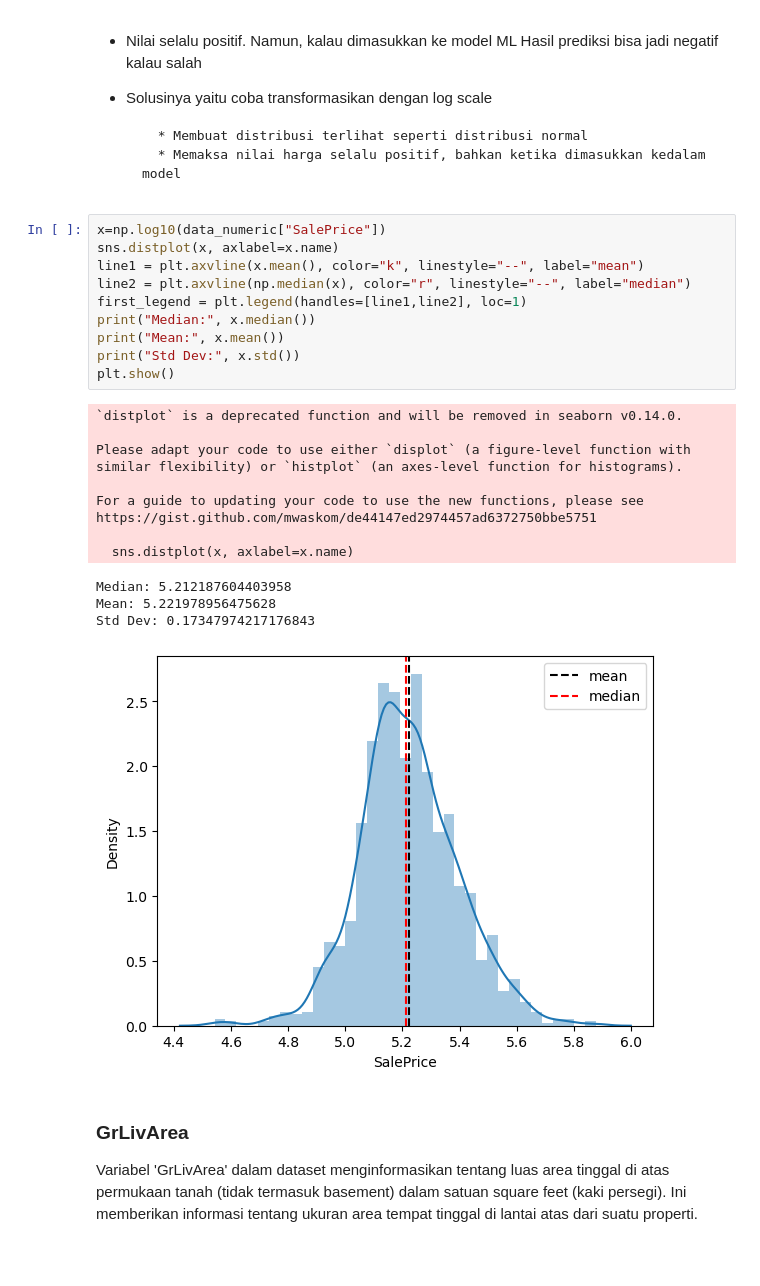
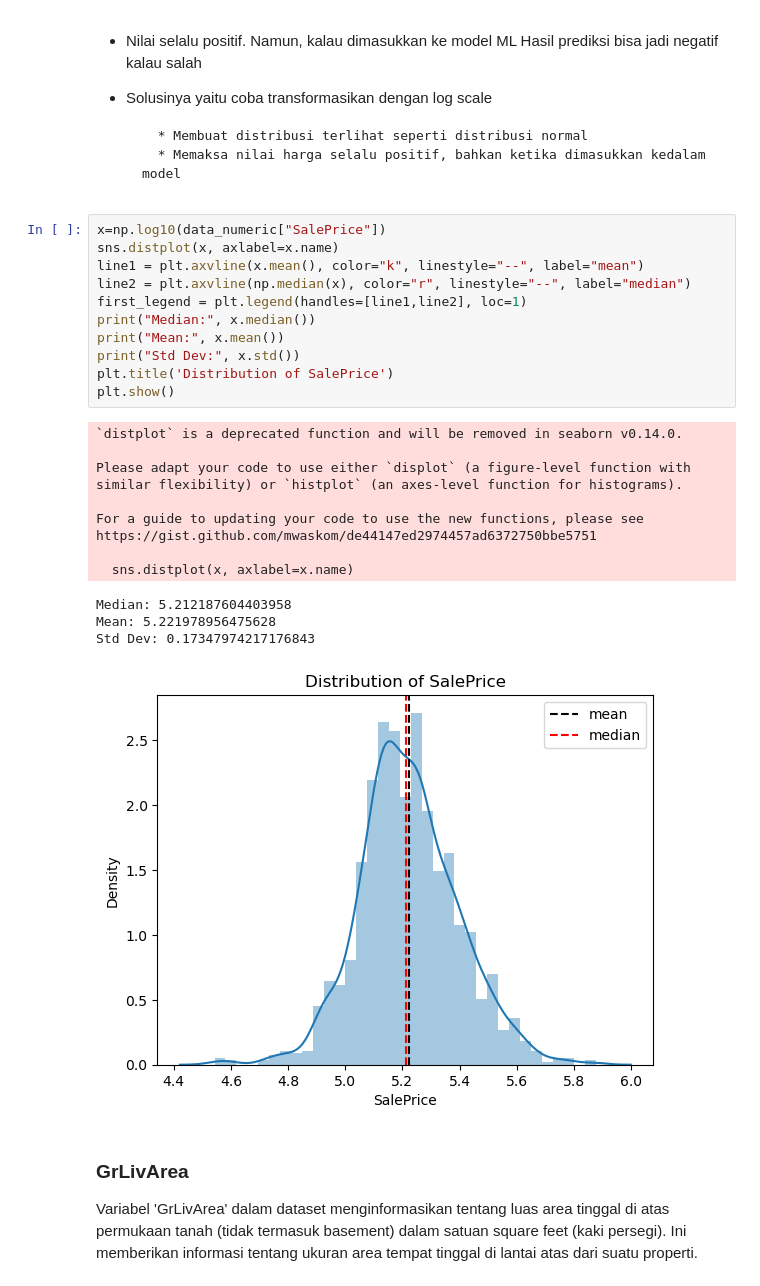
Before and after one commit to hapsariutami/kelaswork-project-data-science, a Jupyter notebook: Case Study 02/Project_Based_Learning_Case_02.ipynb, the cells around one changed output. Cells and saved outputs as stored; diff of their text form; blank space fills up the shorter version.

```diff
--- a/Case Study 02/Project_Based_Learning_Case_02.ipynb
+++ b/Case Study 02/Project_Based_Learning_Case_02.ipynb
@@ -267,27 +271,28 @@ Std Dev: 79442.50288288663
 # %%
 x=np.log10(data_numeric["SalePrice"])
 sns.distplot(x, axlabel=x.name)
 line1 = plt.axvline(x.mean(), color="k", linestyle="--", label="mean")
 line2 = plt.axvline(np.median(x), color="r", linestyle="--", label="median")
 first_legend = plt.legend(handles=[line1,line2], loc=1)
 print("Median:", x.median())
 print("Mean:", x.mean())
 print("Std Dev:", x.std())
+plt.title('Distribution of SalePrice')
 plt.show()
 # %% [output]
 `distplot` is a deprecated function and will be removed in seaborn v0.14.0.
 
 Please adapt your code to use either `displot` (a figure-level function with
 similar flexibility) or `histplot` (an axes-level function for histograms).
 
 For a guide to updating your code to use the new functions, please see
 https://gist.github.com/mwaskom/de44147ed2974457ad6372750bbe5751
 
   sns.distplot(x, axlabel=x.name)
 Median: 5.212187604403958
 Mean: 5.221978956475628
 Std Dev: 0.17347974217176843
-[figure, old version]
+[figure, new version]
 # %% [markdown]
 ### GrLivArea
 
```
Also changed, not shown: parts of 13 cells of this notebook, 2 other files.
